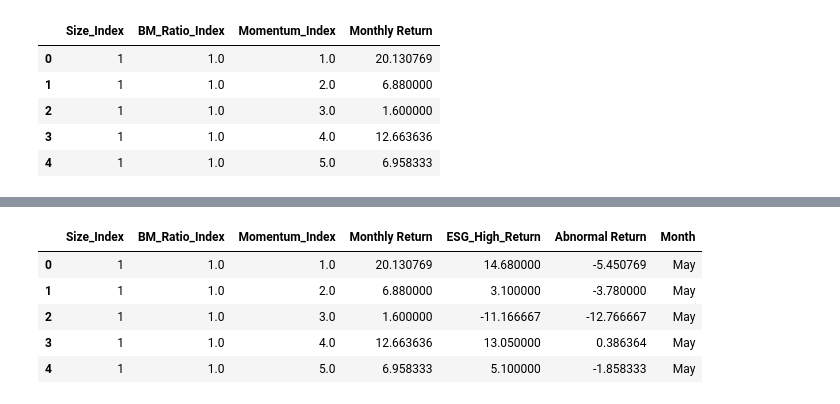
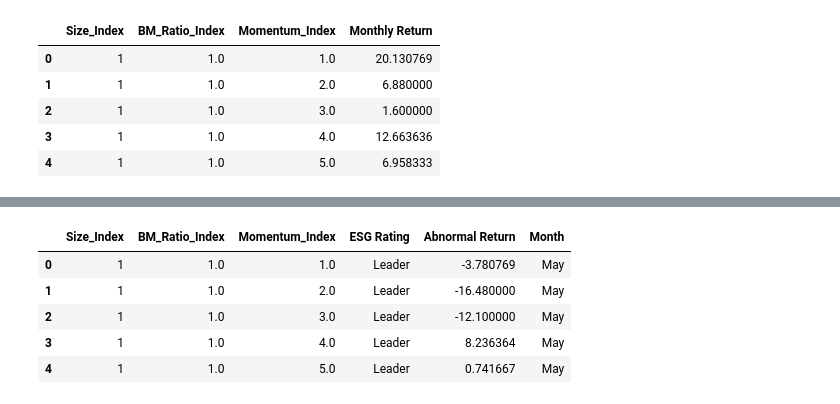
Before and after one commit to sunshineluyao/ESG_with_benchmark, a Jupyter notebook: Categorization/ESG_Categorization_May.ipynb, the cells around one changed output, grey strips where cells are left out. Cells and saved outputs as stored; diff of their text form; code cells hidden in the pictures.

```diff
--- a/Categorization/ESG_Categorization_May.ipynb
+++ b/Categorization/ESG_Categorization_May.ipynb
@@ -239,4 +250,6 @@ df_May_Overview_Benchmark.head()
 # %%
-df_May_Overview_Benchmark['Abnormal Return']=df_May_Overview_Benchmark['ESG_High_Return']-df_May_Overview_Benchmark['Monthly Return']
+df_May_Overview_Benchmark['Leader Monthly Return']= df_May_Overveiw_Leader_Mean['Monthly Return']
+df_May_Overview_Benchmark['Laggard Monthly Return']= df_May_Overveiw_Laggard_Mean['Monthly Return']
+df_May_Overview_Benchmark['Average Monthly Return']= df_May_Overveiw_Average_Mean['Monthly Return']
 df_May_Overview_Benchmark.head()
 # %% [output]
@@ -248,0 +262,5 @@ df_May_Overview_Benchmark.head()
+# %%
+df_May_Overview_Benchmark['Leader Abnormal Return']=df_May_Overview_Benchmark['Leader Monthly Return']-df_May_Overview_Benchmark['Monthly Return']
+df_May_Overview_Benchmark['Laggard Abnormal Return']=df_May_Overview_Benchmark['Laggard Monthly Return']-df_May_Overview_Benchmark['Monthly Return']
+df_May_Overview_Benchmark['Average Abnormal Return']=df_May_Overview_Benchmark['Average Monthly Return']-df_May_Overview_Benchmark['Monthly Return']
+df_May_Overview_Benchmark.head()
@@ -248,0 +274,5 @@ df_May_Overview_Benchmark.head()
+# %%
+###unpivot the table
+df_May_AR = df_May_Overview_Benchmark.melt(id_vars=['Size_Index', 'BM_Ratio_Index',	'Momentum_Index'], value_vars=['Leader Abnormal Return', 'Laggard Abnormal Return','Average Abnormal Return'],var_name='ESG Rating', value_name='Abnormal Return')
+df_May_AR=df_May_AR.dropna()
+df_May_AR.head()
@@ -248,0 +286,3 @@ df_May_Overview_Benchmark.head()
+# %%
+df_May_AR['ESG Rating']=df_May_AR['ESG Rating'].apply(lambda x:'Leader' if x=='Leader Abnormal Return' else 'Laggard' if x=='Laggard Abnormal Return' else 'Average' )
+df_May_AR.head()
@@ -249,13 +296,13 @@ df_May_Overview_Benchmark.head()
 # %%
-df_May_Overview_Benchmark['Month']='May'
-df_May_Overview_Benchmark.head()
+df_May_AR['Month']='May'
+df_May_AR.head()
 # %% [output]
-|  | Size_Index | BM_Ratio_Index | Momentum_Index | Monthly Return | ESG_High_Return | Abnormal Return | Month |
-| 0 | 1 | 1.0 | 1.0 | 20.130769 | 14.680000 | -5.450769 | May |
-| 1 | 1 | 1.0 | 2.0 | 6.880000 | 3.100000 | -3.780000 | May |
-| 2 | 1 | 1.0 | 3.0 | 1.600000 | -11.166667 | -12.766667 | May |
-| 3 | 1 | 1.0 | 4.0 | 12.663636 | 13.050000 | 0.386364 | May |
-| 4 | 1 | 1.0 | 5.0 | 6.958333 | 5.100000 | -1.858333 | May |
+|  | Size_Index | BM_Ratio_Index | Momentum_Index | ESG Rating | Abnormal Return | Month |
+| 0 | 1 | 1.0 | 1.0 | Leader | -3.780769 | May |
+| 1 | 1 | 1.0 | 2.0 | Leader | -16.480000 | May |
+| 2 | 1 | 1.0 | 3.0 | Leader | -12.100000 | May |
+| 3 | 1 | 1.0 | 4.0 | Leader | 8.236364 | May |
+| 4 | 1 | 1.0 | 5.0 | Leader | 0.741667 | May |
 # %%
 import plotly.express as px
 # %%
```
Also changed, not shown: parts of 21 cells of this notebook.
